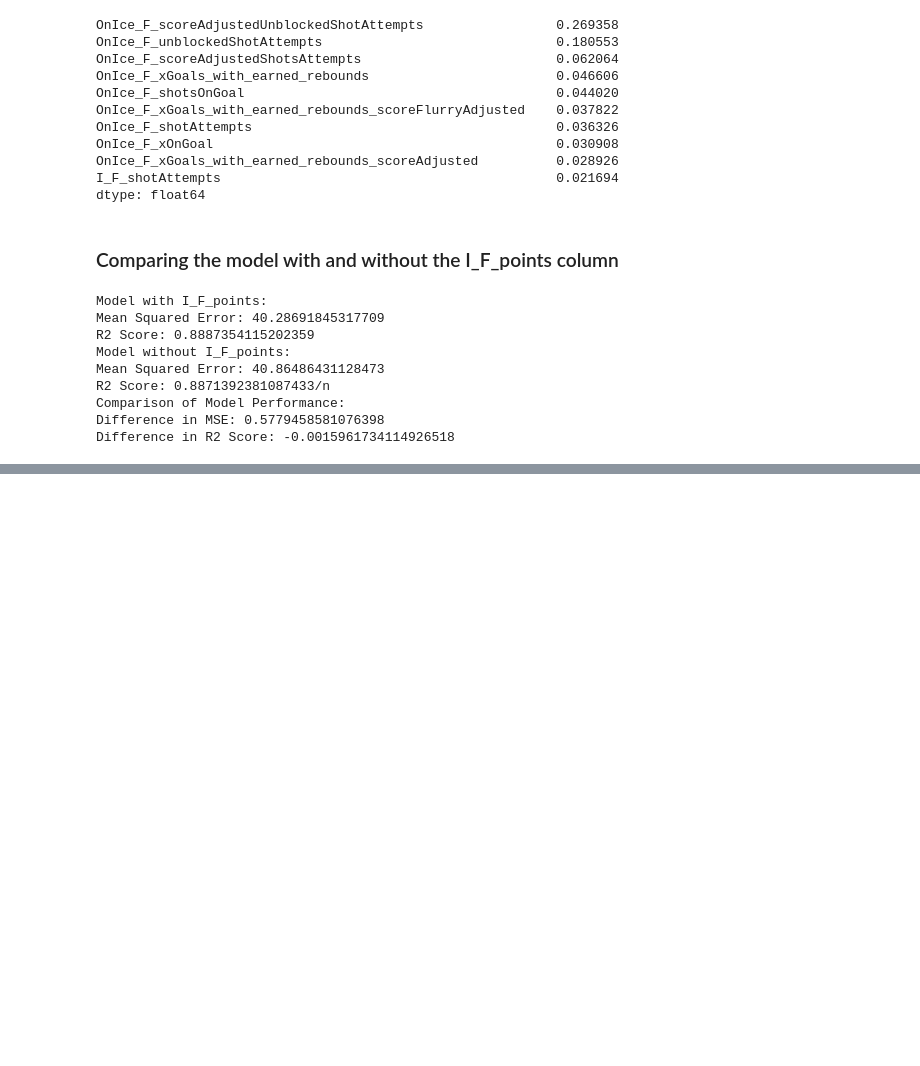
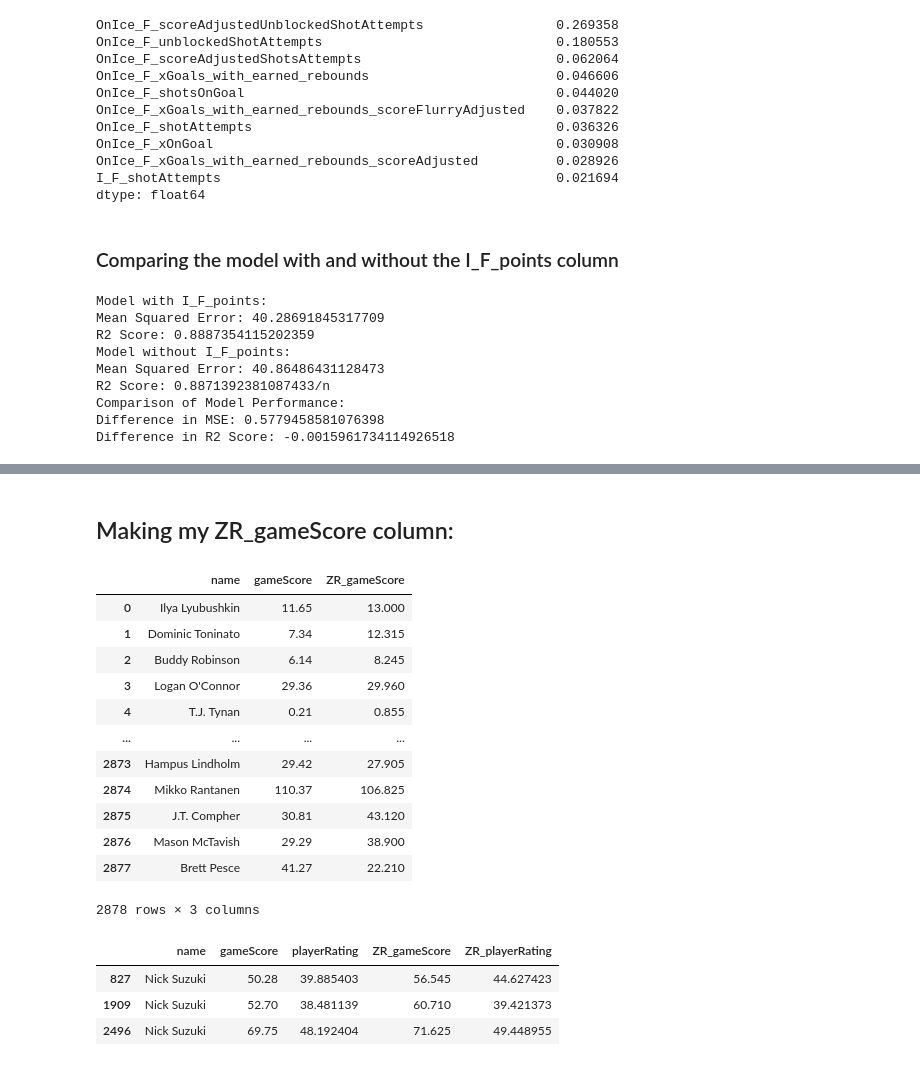
Before and after one commit to ZachRosenthal04/MP_NHL_skater_recommender, a Jupyter notebook: MoneyPuckSkaterRecommender.ipynb, the cells around one changed output, grey strips where cells are left out. Cells and saved outputs as stored; diff of their text form; code cells hidden in the pictures; blank space fills up the shorter version.

```diff
--- a/MoneyPuckSkaterRecommender.ipynb
+++ b/MoneyPuckSkaterRecommender.ipynb
@@ -1447,0 +1499,65 @@ Difference in R2 Score: -0.0015961734114926518
+# %% [markdown]
+## Making my ZR_gameScore column:
+# %%
+def calculate_ZR_gameScore(df):
+    """
+    Calculates the ZR_gameScore for a given DataFrame.
+
+    Args:
+        df: The DataFrame containing player statistics.
+
+    Returns:
+        The DataFrame with the 'ZR_gameScore' column added.
+    """
+
+    df['ZR_gameScore'] = (
+        (df['I_F_goals'] * 0.75)
+        + (df['I_F_primaryAssists'] * 0.7)
+        + (df['I_F_secondaryAssists'] * 0.55)
+        + (df['I_F_shotsOnGoal'] * 0.075)
+        + (df['shotsBlockedByPlayer'] * 0.05)
+        + (df['penaltiesDrawn'] * 0.15)
+        - (df['penalties'] * 0.15)
+        + (df['I_F_hits'] * 0.01)
+        - (df['I_F_dZoneGiveaways'] * 0.03)
+        + (df['I_F_takeaways'] * 0.015)
+        - (df['I_F_giveaways'] * 0.015)
+        + (df['onIce_corsiPercentage'])
+        + (df['faceoffsWon'] * 0.01)
+        - (df['faceoffsLost'] * 0.01)
+        + (df['OnIce_F_goals'] * 0.15)
+        - (df['OnIce_A_goals'] * 0.15)
+    )
+
+    return df
+
+# Apply the function to your DataFrames
+MP_AS_stats = calculate_ZR_gameScore(MP_AS_stats)
+MP_5on5_stats = calculate_ZR_gameScore(MP_5on5_stats)
+MP_4on5_stats = calculate_ZR_gameScore(MP_4on5_stats)
+MP_5on4_stats = calculate_ZR_gameScore(MP_5on4_stats)
+MP_OS_stats = calculate_ZR_gameScore(MP_OS_stats)
+# %%
+MP_AS_stats[['name','gameScore', 'ZR_gameScore']]
+# %% [output]
+|  | name | gameScore | ZR_gameScore |
+| 0 | Ilya Lyubushkin | 11.65 | 13.000 |
+| 1 | Dominic Toninato | 7.34 | 12.315 |
+| 2 | Buddy Robinson | 6.14 | 8.245 |
+| 3 | Logan O'Connor | 29.36 | 29.960 |
+| 4 | T.J. Tynan | 0.21 | 0.855 |
+| ... | ... | ... | ... |
+| 2873 | Hampus Lindholm | 29.42 | 27.905 |
+| 2874 | Mikko Rantanen | 110.37 | 106.825 |
+| 2875 | J.T. Compher | 30.81 | 43.120 |
+| 2876 | Mason McTavish | 29.29 | 38.900 |
+| 2877 | Brett Pesce | 41.27 | 22.210 |
+2878 rows × 3 columns
+# %%
+gameScore_df = MP_AS_stats[['name', 'gameScore', 'playerRating','ZR_gameScore', 'ZR_playerRating']]
+gameScore_df.loc[gameScore_df['name'] == 'Nick Suzuki']
+# %% [output]
+|  | name | gameScore | playerRating | ZR_gameScore | ZR_playerRating |
+| 827 | Nick Suzuki | 50.28 | 39.885403 | 56.545 | 44.627423 |
+| 1909 | Nick Suzuki | 52.70 | 38.481139 | 60.710 | 39.421373 |
+| 2496 | Nick Suzuki | 69.75 | 48.192404 | 71.625 | 49.448955 |
```
Also changed, not shown: parts of 12 cells of this notebook, 1 other file.
